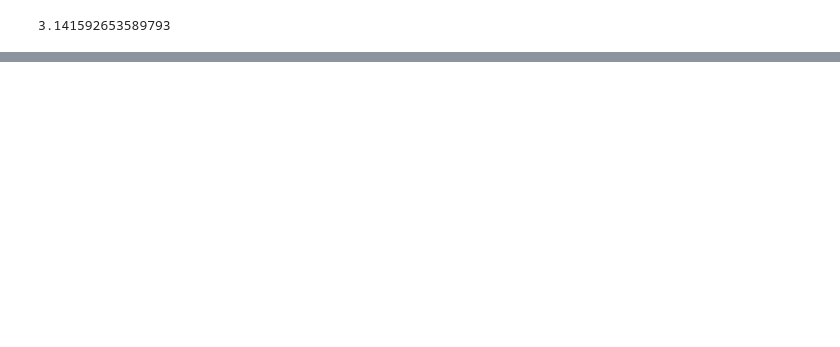
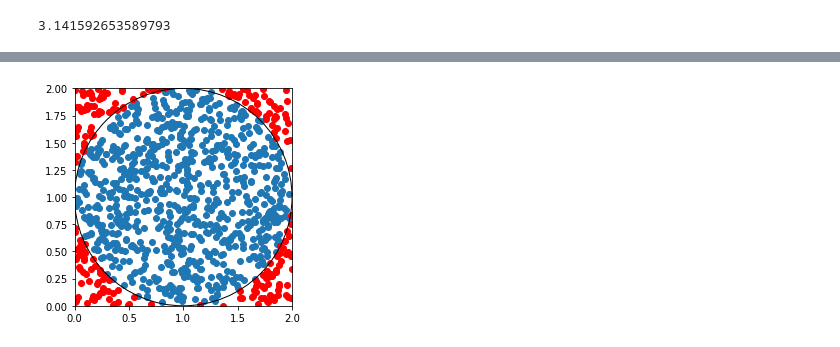
Before and after one commit to hstrey/SchoolNova-Computer-Science, a Jupyter notebook: IT201/Pi day.ipynb, the cells around one changed output, grey strips where cells are left out. Drawn from its saved outputs; the diff is of its cells as text; code cells hidden in the pictures; blank space fills up the shorter version.

```diff
--- a/IT201/Pi day.ipynb
+++ b/IT201/Pi day.ipynb
@@ -36,0 +58,12 @@ plt.scatter(Nnc_list_x,Nnc_list_y)
+# %%
+plt.scatter(xc,yc)
+plt.scatter(xnc,ync,color="r")
+plt.axis('square')
+plt.xlim((0,2))
+plt.ylim((0,2))
+circle1 = plt.Circle((1,1),1,fill=False)
+ax = plt.gca()
+ax.add_artist(circle1)
+plt.savefig('circle.pdf')
+# %% [output]
+[figure, added]
```
Also changed, not shown: parts of 6 cells of this notebook, 2 other files.
